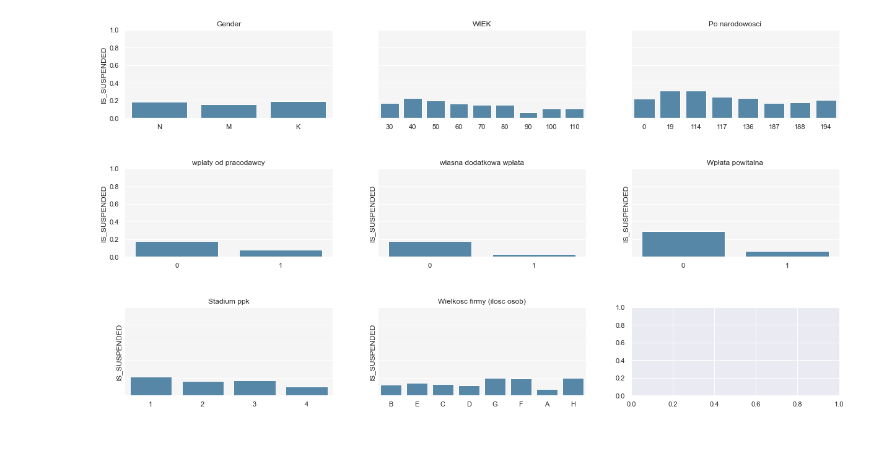
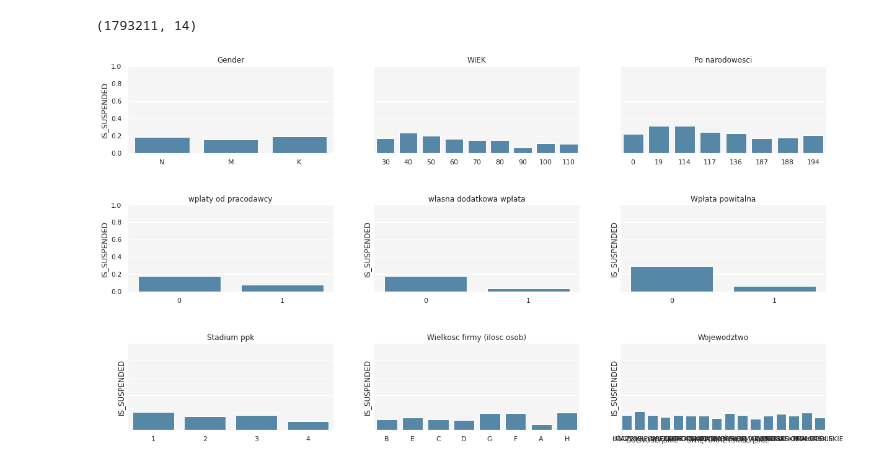
Before and after one commit to lpawlak1/ml_hackathon_pfr, a Jupyter notebook: Basic_graphs.ipynb, the cells around one changed output. Drawn from its saved outputs; the diff is of its cells as text; code cells hidden in the pictures.

```diff
--- a/Basic_graphs.ipynb
+++ b/Basic_graphs.ipynb
@@ -108,6 +126,9 @@ for val in unique_nat:
         df.loc[df.NATIONALITY == val, 'NATIONALITY'] = 0
 # %%
 df['NATIONALITY'].value_counts(sort=True)
+df.shape
+# %% [output]
+(1793211, 14)
 # %%
 fig, ax = plt.subplots(nrows=3, ncols=3, figsize=(18,10))
 
@@ -147,34 +168,42 @@ ax[1][1].tick_params(labelleft=False)
 ax[1][1].set_ylim(0,1)
 ax[1][1].set_xlabel(None)
 ax[1][1].set_title('własna dodatkowa wpłata')
 
 # HAS\_IP - Czy pracownik otrzymał wpłatę powitalną?
 sns.barplot(df['HAS_IP'], df['IS_SUSPENDED'], color='#488ab5', ci=None, ax=ax[1][2])
 ax[1][2].set_facecolor('#f5f5f5')
 ax[1][2].tick_params(labelleft=False)
 ax[1][2].set_ylim(0,1)
 ax[1][2].set_xlabel(None)
 ax[1][2].set_title('Wpłata powitalna')
 
 # PPK\_STAGE - w ktorym stadium pkk dolaczyl
 sns.barplot(df['PPK_STAGE'], df['IS_SUSPENDED'], color='#488ab5', ci=None, ax=ax[2][0])
 ax[2][0].set_facecolor('#f5f5f5')
 ax[2][0].tick_params(labelleft=False)
 ax[2][0].set_ylim(0,1)
 ax[2][0].set_xlabel(None)
 ax[2][0].set_title('Stadium ppk')
 
 #COMPANY\_SIZE\_A - do 10 pracownikow
 sns.barplot(df['COMPANY_SIZE'], df['IS_SUSPENDED'], color='#488ab5', ci=None, ax=ax[2][1])
 ax[2][1].set_facecolor('#f5f5f5')
 ax[2][1].tick_params(labelleft=False)
 ax[2][1].set_ylim(0,1)
 ax[2][1].set_xlabel(None)
 ax[2][1].set_title('Wielkosc firmy (ilosc osob)')
 
+#VOVOIDESHIP
+sns.barplot(df['VOIVODESHIP'], df['IS_SUSPENDED'], color='#488ab5', ci=None, ax=ax[2][2])
+ax[2][2].set_facecolor('#f5f5f5')
+ax[2][2].tick_params(labelleft=False)
+ax[2][2].set_ylim(0,1)
+ax[2][2].set_xlabel(None)
+ax[2][2].set_title('Wojewodztwo')
+
 plt.tight_layout(pad=4.0)
 # %% [output]
-[figure, old version]
+[figure, new version]
 # %%
 print(df.loc[df.NATIONALITY, 'NATIONALITY'].count())
 ilosc = df.loc[df.NATIONALITY, 'NATIONALITY'].count()
```
Also changed, not shown: parts of 3 cells of this notebook, 3 other files.
